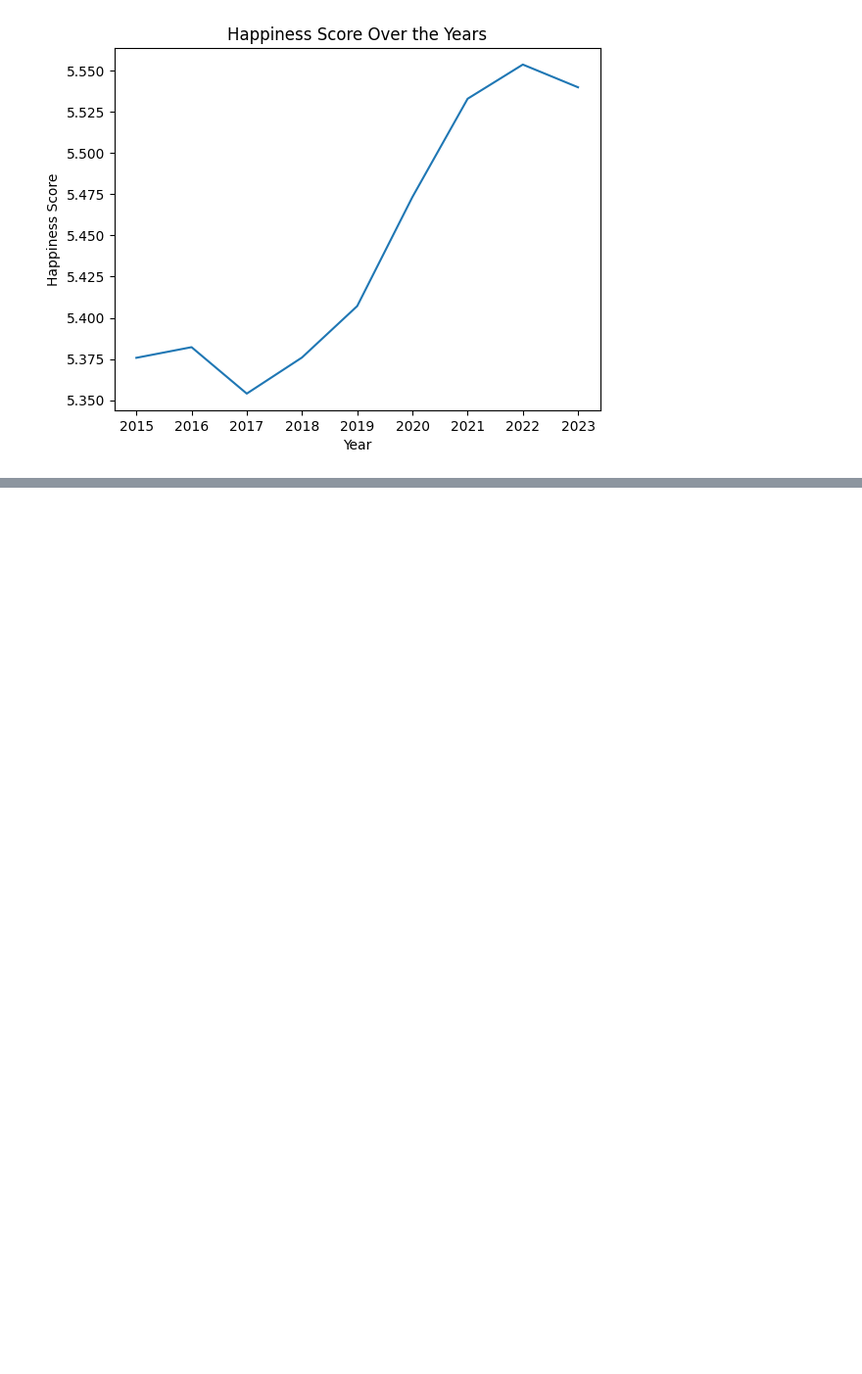
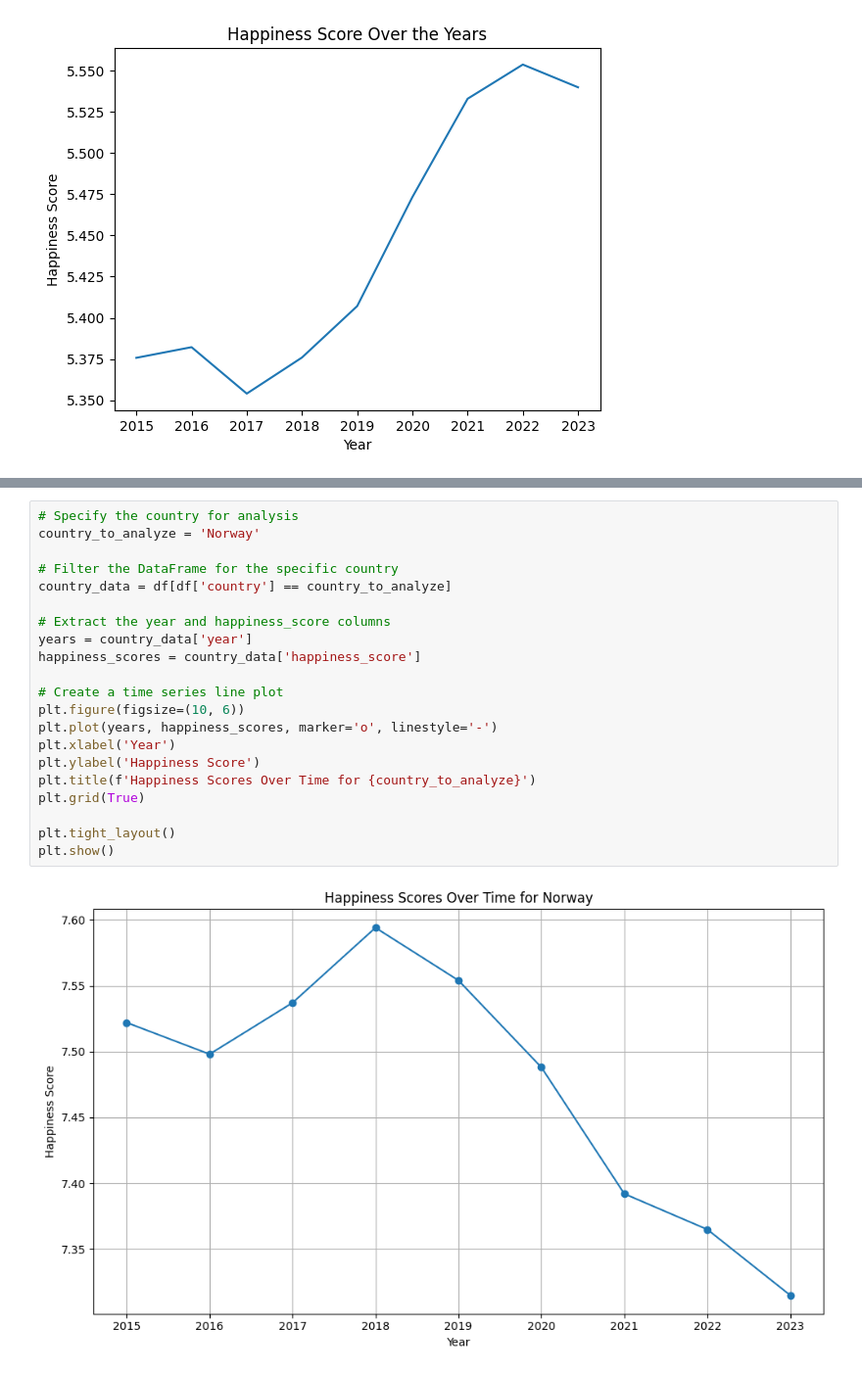
Before and after one commit to malakyoussef1/IDS2, a Jupyter notebook: happy/IDS2.ipynb, the cells around one changed output, grey strips where cells are left out. Shown: that part at 98% size. Drawn from its saved outputs; the diff is of its cells as text; blank space fills up the shorter version.

```diff
--- a/happy/IDS2.ipynb
+++ b/happy/IDS2.ipynb
@@ -113,0 +141,23 @@ plt.show()
+# %%
+# Specify the country for analysis
+country_to_analyze = 'Norway'
+
+# Filter the DataFrame for the specific country
+country_data = df[df['country'] == country_to_analyze]
+
+# Extract the year and happiness_score columns
+years = country_data['year']
+happiness_scores = country_data['happiness_score']
+
+# Create a time series line plot
+plt.figure(figsize=(10, 6))
+plt.plot(years, happiness_scores, marker='o', linestyle='-')
+plt.xlabel('Year')
+plt.ylabel('Happiness Score')
+plt.title(f'Happiness Scores Over Time for {country_to_analyze}')
+plt.grid(True)
+
+plt.tight_layout()
+plt.show()
+# %% [output]
+[figure, added]
```
Also changed, not shown: parts of 3 cells of this notebook.
